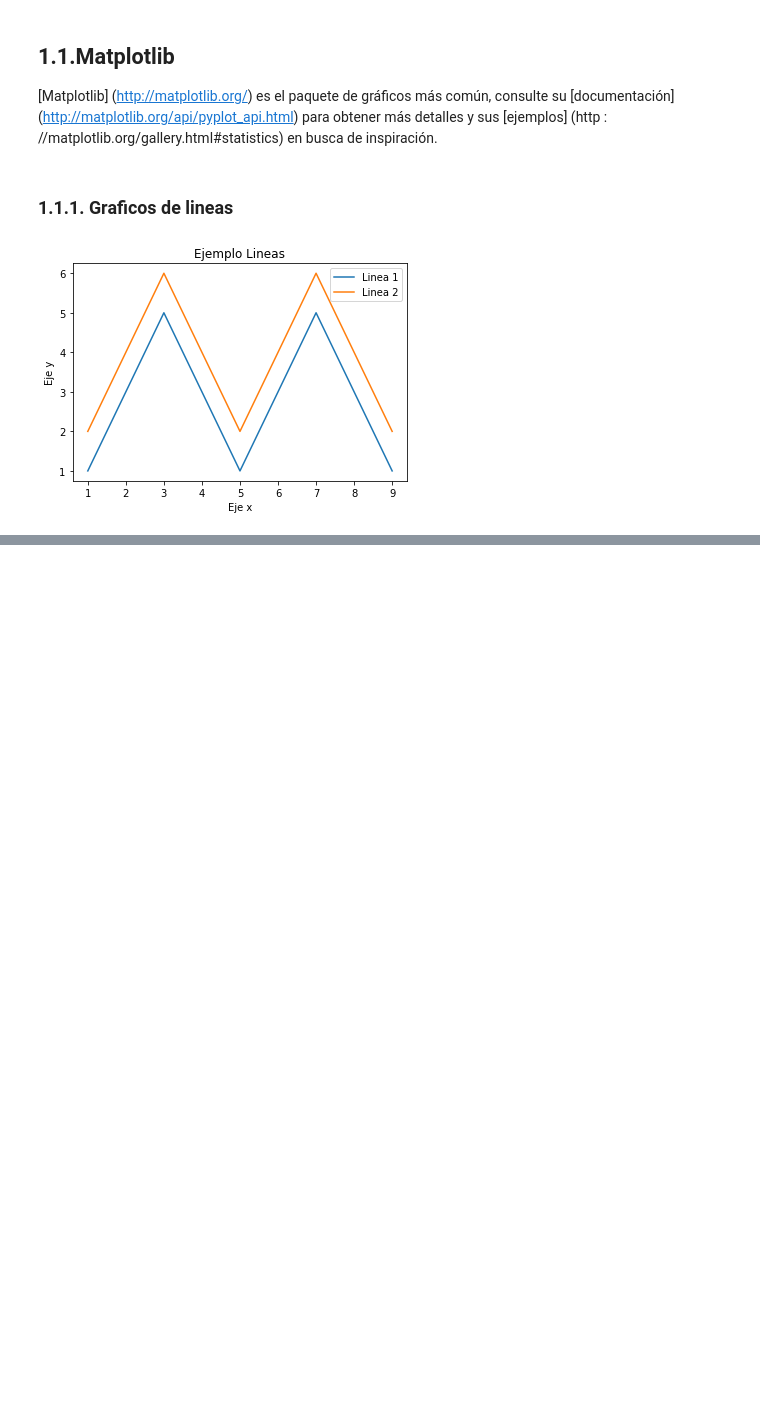
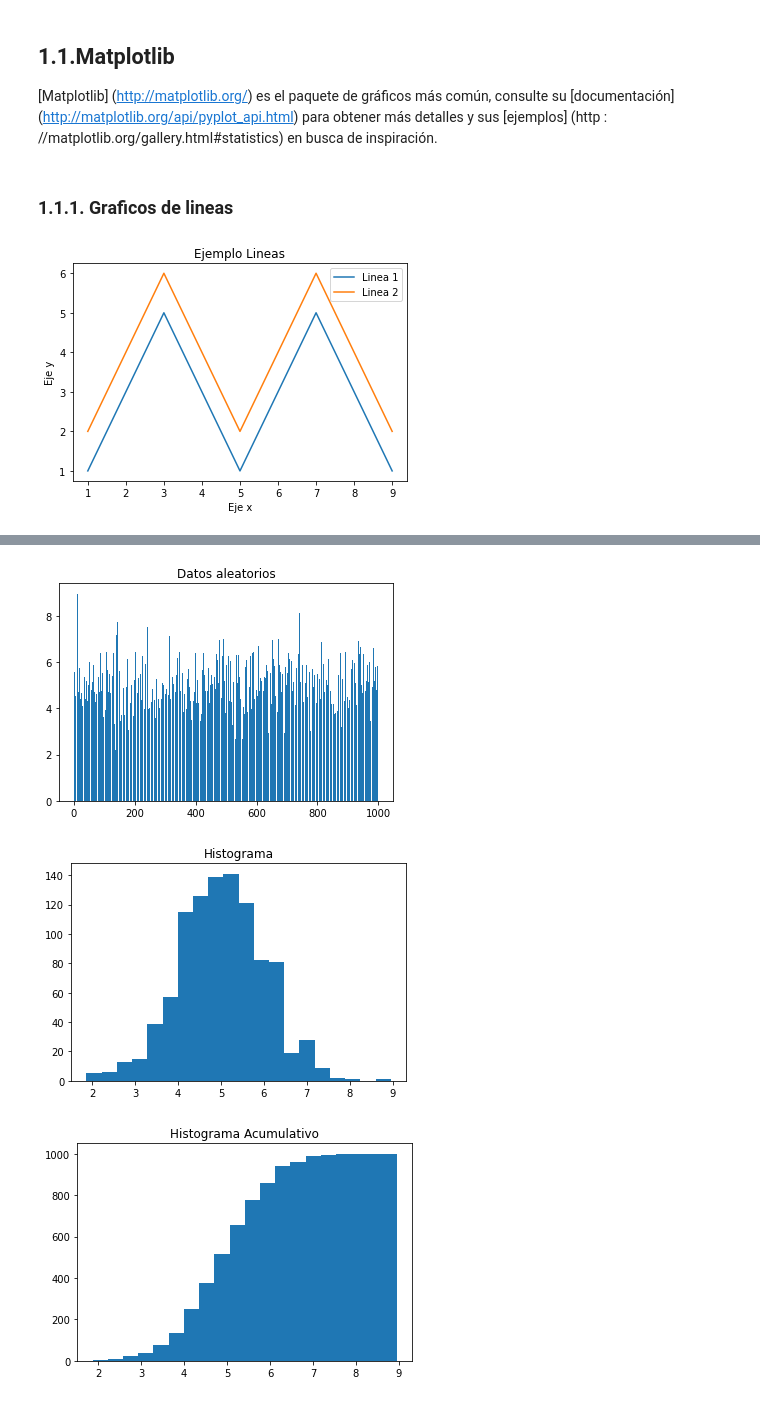
Before and after one commit to jorgeiv500/Data-viz, a Jupyter notebook: DataViz2021_2.ipynb, the cells around one changed output, grey strips where cells are left out. Cells and saved outputs as stored; diff of their text form; code cells hidden in the pictures; blank space fills up the shorter version.

```diff
--- a/DataViz2021_2.ipynb
+++ b/DataViz2021_2.ipynb
@@ -40,0 +74,23 @@ plt.show()
+# %%
+import matplotlib.pyplot as plt
+import numpy as np
+
+# Use numpy para generar un montón de datos aleatorios en una curva de campana alrededor de 5.
+n = 5 + np.random.randn(1000)
+
+m = [m for m in range(len(n))]
+plt.bar(m, n)
+plt.title("Datos aleatorios")
+plt.show()
+
+plt.hist(n, bins=20)
+plt.title("Histograma")
+plt.show()
+
+plt.hist(n, cumulative=True, bins=20)
+plt.title("Histograma Acumulativo")
+plt.show()
+# %% [output]
+[figure, added]
+[figure, added]
+[figure, added]
```
Also changed, not shown: parts of 14 cells of this notebook.
